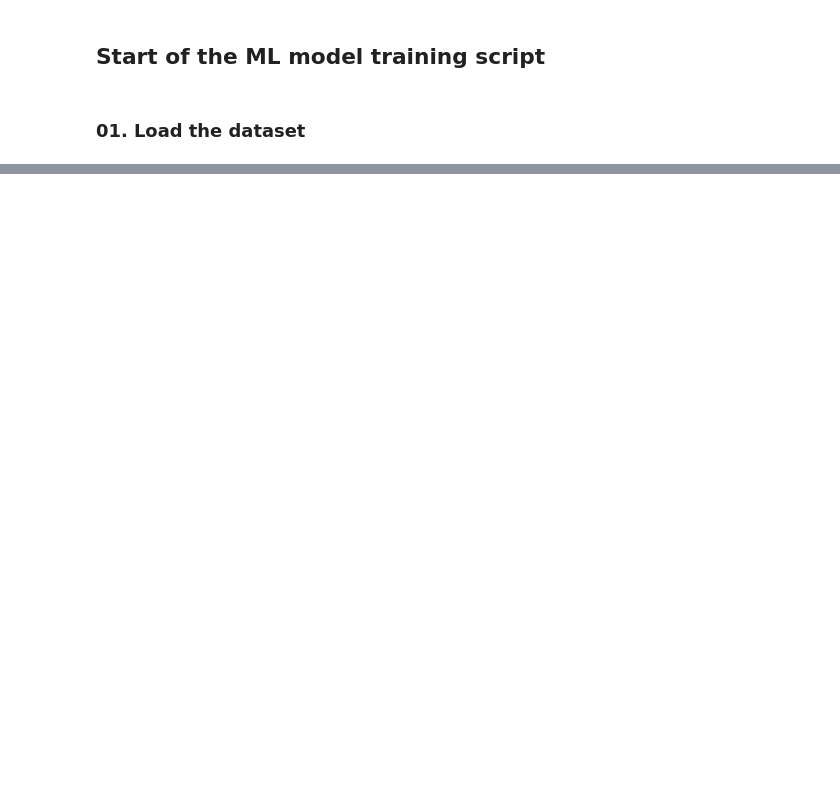
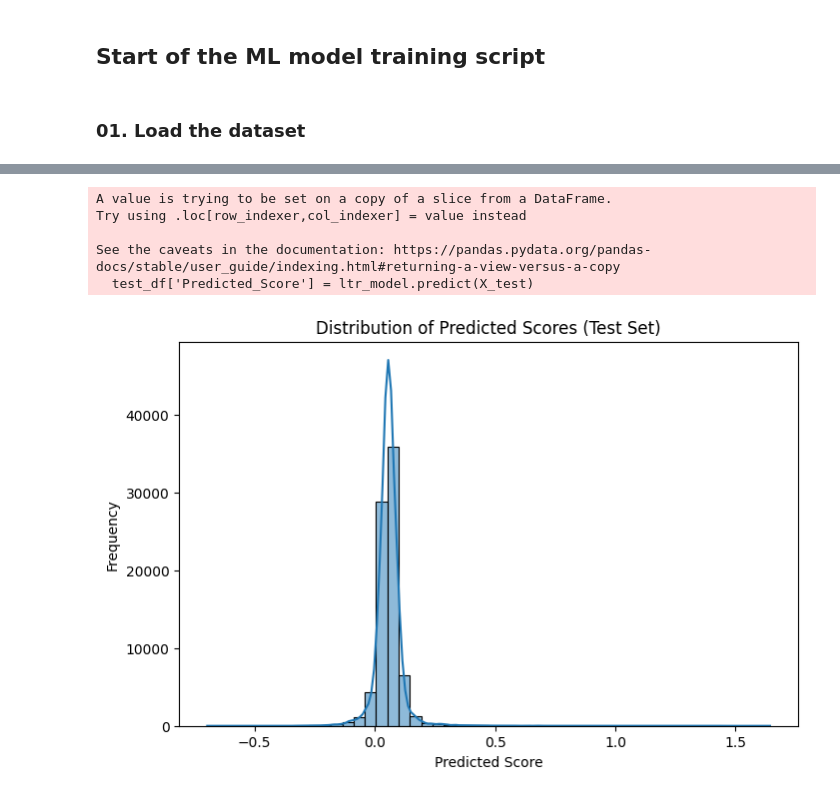
Before and after one commit to UniPredict-ML/UniPredict, a Jupyter notebook: ml/explore.ipynb, the cells around one changed output, grey strips where cells are left out. Drawn from its saved outputs; the diff is of its cells as text; code cells hidden in the pictures; blank space fills up the shorter version.

Commit message:
feat(ml): switch to LightGBM ranker model

```diff
--- a/ml/explore.ipynb
+++ b/ml/explore.ipynb
@@ -191,0 +129,7 @@ Root Mean Squared Error (RMSE): 0.2528
+# %%
+eligible_df = eligible_df.copy()  # Safe copy before modifying
+eligible_df['Label'] = (
+    eligible_df['Degree'] == eligible_df['Selected_Course'].apply(normalize_degree_name)
+).astype(int)
+
+eligible_df.head()
@@ -191,0 +161,18 @@ Root Mean Squared Error (RMSE): 0.2528
+# %%
+from sklearn.model_selection import train_test_split
+
+unique_ids = eligible_df['Student_ID'].unique()
+train_ids, test_ids = train_test_split(unique_ids, test_size=0.2, random_state=42)
+
+train_df = eligible_df[eligible_df['Student_ID'].isin(train_ids)]
+test_df = eligible_df[eligible_df['Student_ID'].isin(test_ids)]
+# %%
+import lightgbm as lgb
+
+features = ['Z_Score', 'Stream', 'District', 'Gender', 'Cutoff_Z', 'Degree_Encoded']
+X_train = train_df[features].apply(pd.to_numeric)
+y_train = train_df['Label']
+group_train = train_df.groupby('Student_ID').size().to_list()
+
+ltr_model = lgb.LGBMRanker(objective='lambdarank')
+ltr_model.fit(X_train, y_train, group=group_train)
@@ -191,0 +186,25 @@ Root Mean Squared Error (RMSE): 0.2528
+# %%
+import matplotlib.pyplot as plt
+import seaborn as sns
+
+X_test = test_df[features].apply(pd.to_numeric)
+y_test = test_df['Label']
+group_test = test_df.groupby('Student_ID').size().to_list()
+
+# Predict
+test_df['Predicted_Score'] = ltr_model.predict(X_test)
+
+# Visualization
+plt.figure(figsize=(8, 5))
+sns.histplot(test_df['Predicted_Score'], kde=True, bins=50)
+plt.title("Distribution of Predicted Scores (Test Set)")
+plt.xlabel("Predicted Score")
+plt.ylabel("Frequency")
+plt.show()
+# %% [output]
+A value is trying to be set on a copy of a slice from a DataFrame.
+Try using .loc[row_indexer,col_indexer] = value instead
+
+See the caveats in the documentation: https://pandas.pydata.org/pandas-docs/stable/user_guide/indexing.html#returning-a-view-versus-a-copy
+  test_df['Predicted_Score'] = ltr_model.predict(X_test)
+[figure, added]
```
Also changed, not shown: parts of 31 cells of this notebook, 10 other files.
